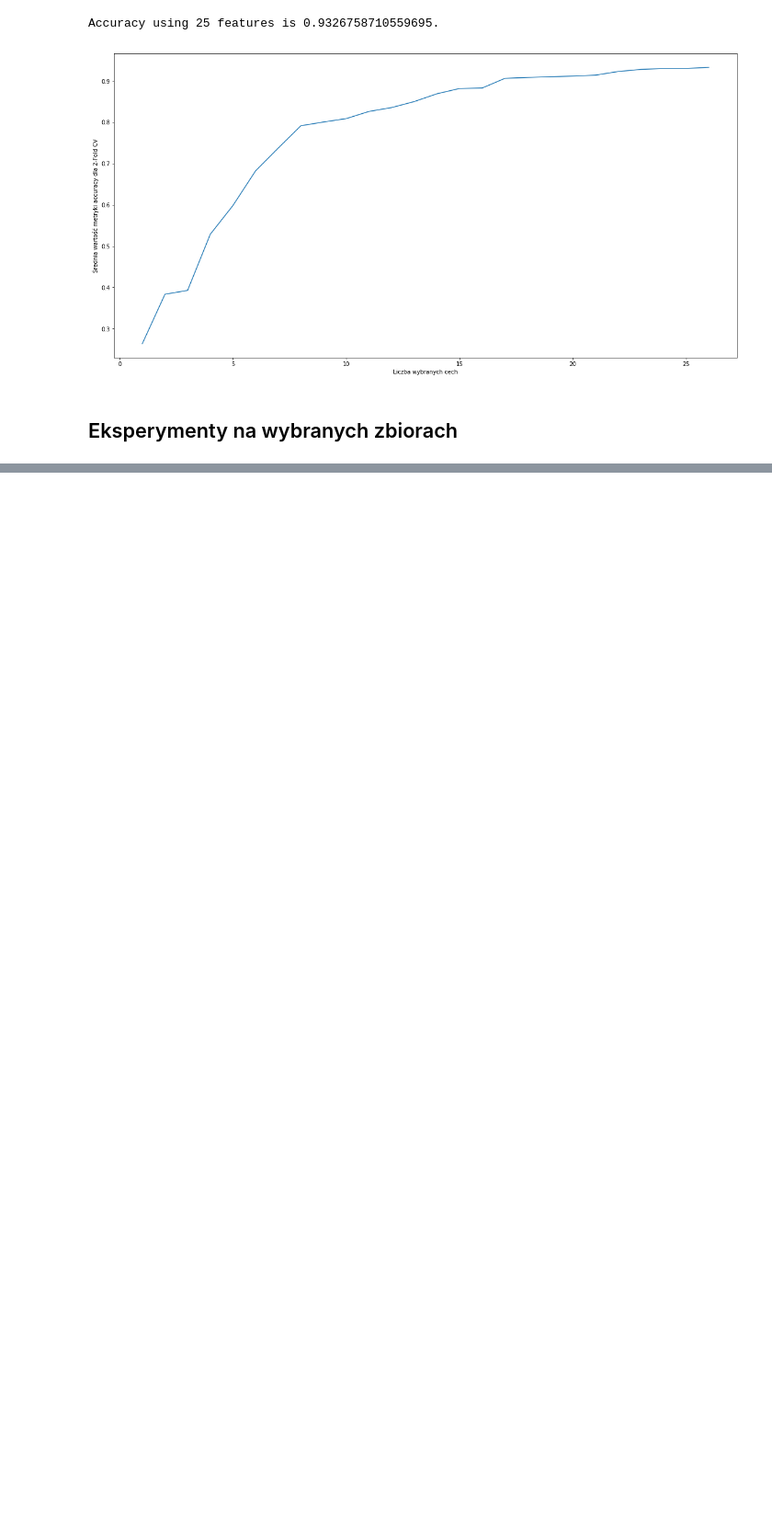
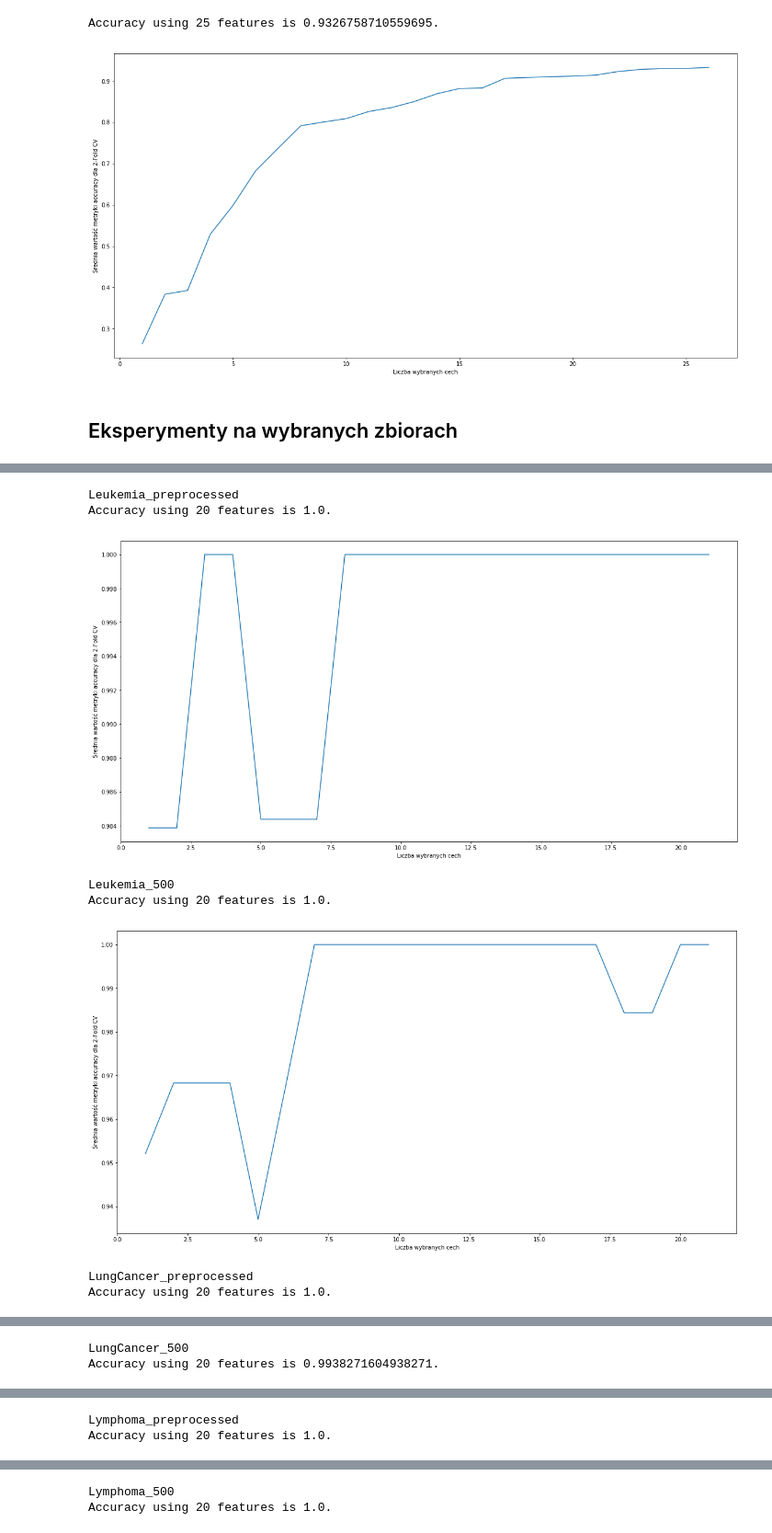
Before and after one commit to Sowul/18z_mpb, a Jupyter notebook: 18z_mpb.ipynb, the cells around one changed output, grey strips where cells are left out. Shown at 92% size. Cells and saved outputs as stored; diff of their text form; code cells hidden in the pictures; blank space fills up the shorter version.

```diff
--- a/18z_mpb.ipynb
+++ b/18z_mpb.ipynb
@@ -270,0 +404,13 @@ Accuracy using 25 features is 0.9326758710559695.
+# %%
+for key in keys:
+    print(key)
+    plot(results[key]['cv_results'], cutoff=20)
+# %% [output]
+Leukemia_preprocessed
+Accuracy using 20 features is 1.0.
+[figure, added]
+Leukemia_500
+Accuracy using 20 features is 1.0.
+[figure, added]
+LungCancer_preprocessed
+Accuracy using 20 features is 1.0.
@@ -270,0 +418,2 @@ Accuracy using 25 features is 0.9326758710559695.
+LungCancer_500
+Accuracy using 20 features is 0.9938271604938271.
@@ -270,0 +421,2 @@ Accuracy using 25 features is 0.9326758710559695.
+Lymphoma_preprocessed
+Accuracy using 20 features is 1.0.
@@ -270,0 +424,2 @@ Accuracy using 25 features is 0.9326758710559695.
+Lymphoma_500
+Accuracy using 20 features is 1.0.
```
Also changed, not shown: parts of 18 cells of this notebook.
